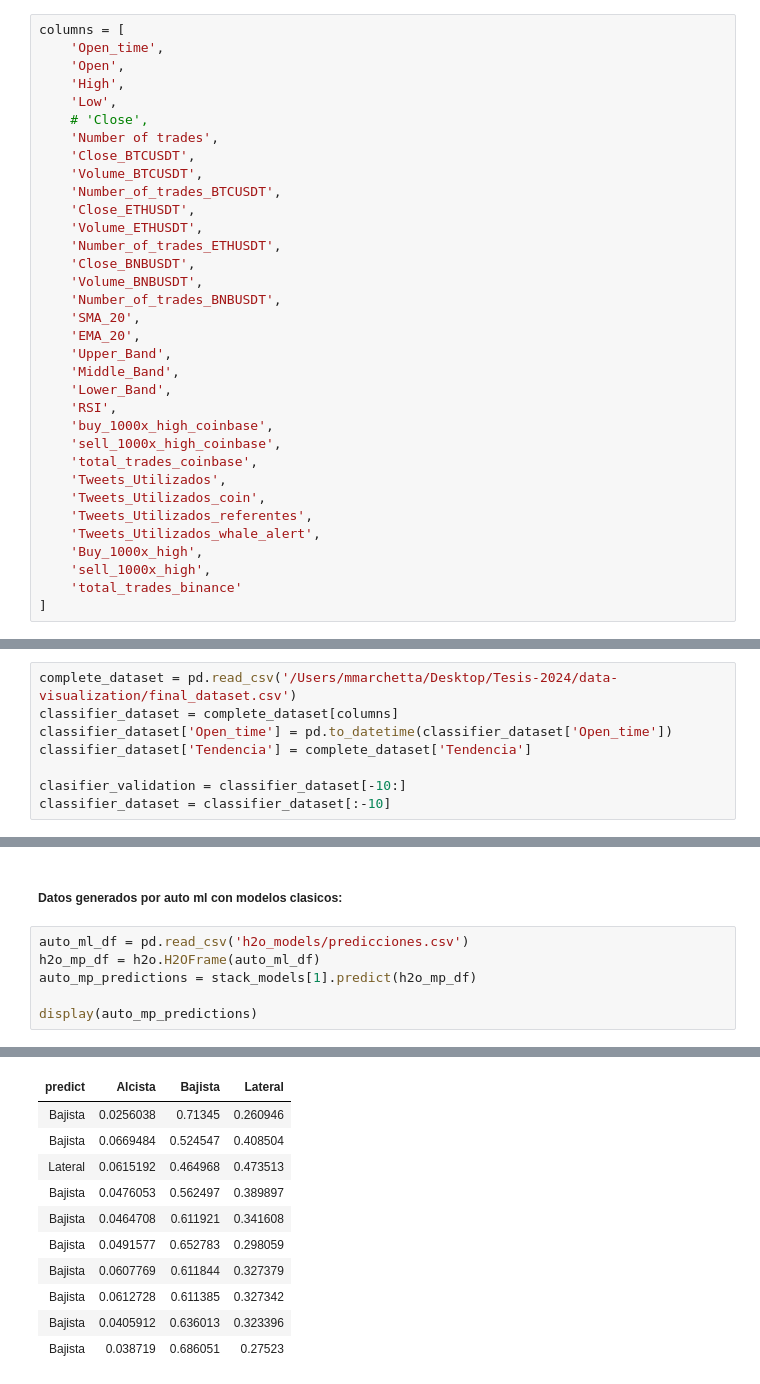
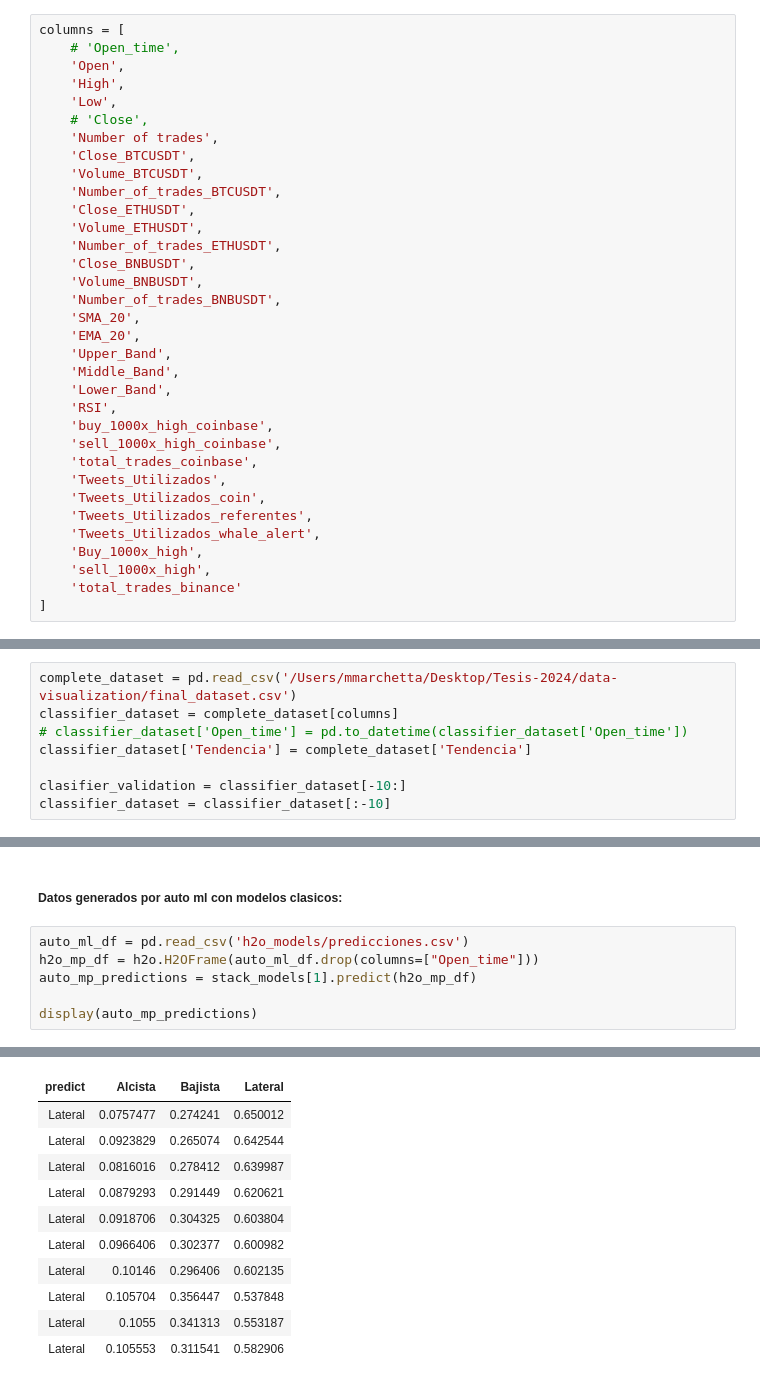
Before and after one commit to marianoMarchetta1/Tesis-2024, a Jupyter notebook: models/auto_ml_classifier.ipynb, the cells around one changed output, grey strips where cells are left out. Cells and saved outputs as stored; diff of their text form.

Commit message:
add skforecast as feature predictor and predictions from classifiers

```diff
--- a/models/auto_ml_classifier.ipynb
+++ b/models/auto_ml_classifier.ipynb
@@ -38,7 +38,7 @@ pd.set_option('display.float_format', lambda x: '%.2f' % x)
 pd.set_option('display.max_columns', None)
 # %%
 columns = [
-    'Open_time',
+    # 'Open_time',
     'Open',
     'High',
     'Low',
@@ -75,7 +75,7 @@ columns = [
 # %%
 complete_dataset = pd.read_csv('/Users/mmarchetta/Desktop/Tesis-2024/data-visualization/final_dataset.csv')
 classifier_dataset = complete_dataset[columns]
-classifier_dataset['Open_time'] = pd.to_datetime(classifier_dataset['Open_time'])
+# classifier_dataset['Open_time'] = pd.to_datetime(classifier_dataset['Open_time'])
 classifier_dataset['Tendencia'] = complete_dataset['Tendencia']
 
 clasifier_validation = classifier_dataset[-10:]
@@ -281,22 +275,22 @@ stackedensemble prediction progress: |██████████████
 ##### Datos generados por auto ml con modelos clasicos:
 # %%
 auto_ml_df = pd.read_csv('h2o_models/predicciones.csv')
-h2o_mp_df = h2o.H2OFrame(auto_ml_df)
+h2o_mp_df = h2o.H2OFrame(auto_ml_df.drop(columns=["Open_time"]))
 auto_mp_predictions = stack_models[1].predict(h2o_mp_df)
 
 display(auto_mp_predictions)
 # %% [output]
 Parse progress: |████████████████████████████████████████████████████████████████| (done) 100%
 stackedensemble prediction progress: |███████████████████████████████████████████| (done) 100%
 | predict | Alcista | Bajista | Lateral |
-| Bajista | 0.0256038 | 0.71345 | 0.260946 |
-| Bajista | 0.0669484 | 0.524547 | 0.408504 |
-| Lateral | 0.0615192 | 0.464968 | 0.473513 |
-| Bajista | 0.0476053 | 0.562497 | 0.389897 |
-| Bajista | 0.0464708 | 0.611921 | 0.341608 |
-| Bajista | 0.0491577 | 0.652783 | 0.298059 |
-| Bajista | 0.0607769 | 0.611844 | 0.327379 |
-| Bajista | 0.0612728 | 0.611385 | 0.327342 |
-| Bajista | 0.0405912 | 0.636013 | 0.323396 |
-| Bajista | 0.038719 | 0.686051 | 0.27523 |
+| Lateral | 0.0757477 | 0.274241 | 0.650012 |
+| Lateral | 0.0923829 | 0.265074 | 0.642544 |
+| Lateral | 0.0816016 | 0.278412 | 0.639987 |
+| Lateral | 0.0879293 | 0.291449 | 0.620621 |
+| Lateral | 0.0918706 | 0.304325 | 0.603804 |
+| Lateral | 0.0966406 | 0.302377 | 0.600982 |
+| Lateral | 0.10146 | 0.296406 | 0.602135 |
+| Lateral | 0.105704 | 0.356447 | 0.537848 |
+| Lateral | 0.1055 | 0.341313 | 0.553187 |
+| Lateral | 0.105553 | 0.311541 | 0.582906 |
 [10 rows x 4 columns]
```
Also changed, not shown: parts of 11 cells of this notebook, 9 other files.
